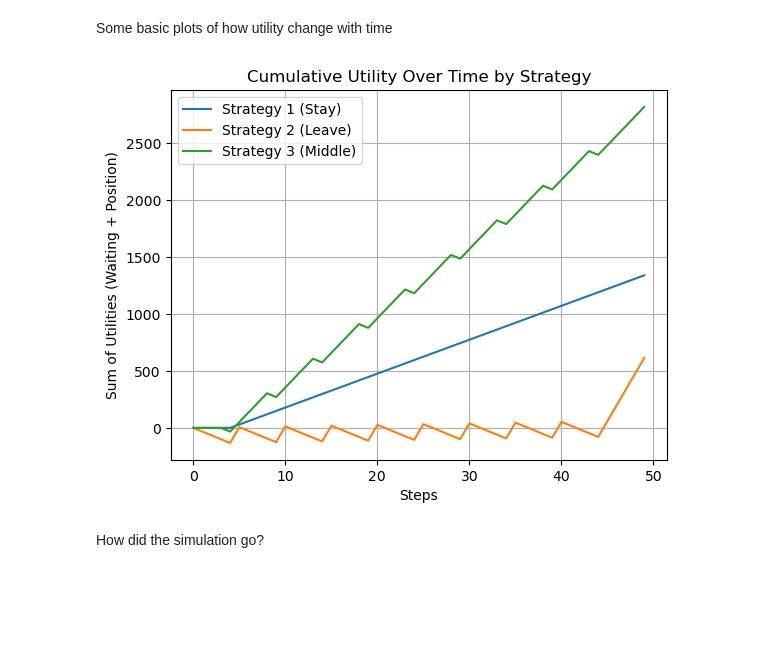
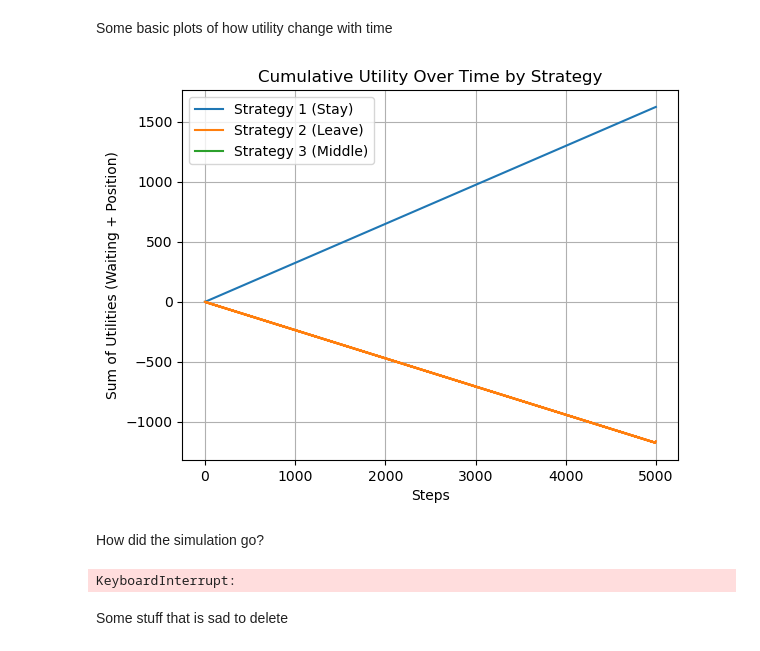
Before and after one commit to MAqvist/ENM140_Ketchup, a Jupyter notebook: august_test.ipynb, the cells around one changed output. Drawn from its saved outputs; the diff is of its cells as text; code cells hidden in the pictures; blank space fills up the shorter version.

Commit message:
"funkar med lucas grafer, kan också ändra proportioner av agenter med olika startegier"

```diff
--- a/august_test.ipynb
+++ b/august_test.ipynb
@@ -11,10 +11,8 @@ class Agent:
         self.waiting_utility_history = np.zeros(festival_duration)
         self.strategy = strategy
         self.position_utility_history = np.zeros(festival_duration)
-        self.concert_history = np.ones(festival_duration)*(nr_concerts-1)
+        self.concert_history = np.ones(festival_duration, dtype=int)*(nr_concerts-1)
         self.concert_history[0] = 0 #start at first concert
-
-
 
 class Concert:
     def __init__(self, len_rows = 1, music_type = 1, capacity = 5, duration = 2, nr_of_agents = 10):
@@ -44,9 +42,6 @@ def get_placement_utility(concert):
     utility = placement_factor * (concert.nr_rows - dist_from_stage) / concert.nr_rows
     return utility
 
-def get_time_at_concert_utility(agent):
-    utility += agent
-
 def get_waiting_utility():
     waiting_factor = 1
     utility = -1 * waiting_factor
@@ -81,8 +97,10 @@ def get_action(agent, timestep, max_time):
 Inintialize variables
 # %%
 nr_of_agents = 100
-nr_concerts = 10
+nr_concerts = 1000
 concert_duration = 5
+strategies = [1, 2]
+probabilities = [0.1, 0.9]
 # %%
 
 festival_duration = nr_concerts*concert_duration
@@ -90,7 +108,8 @@ agents = []
 concerts = []
 
 for _ in range (nr_of_agents):
-    agents.append(Agent(music_taste=np.random.randint(1,4), strategy=np.random.randint(1,4), nr_concerts=nr_concerts, festival_duration = festival_duration))
+    strategy_sample = np.random.choice(strategies, p=probabilities)
+    agents.append(Agent(music_taste=np.random.randint(1,4), strategy = strategy_sample, nr_concerts=nr_concerts, festival_duration = festival_duration))
 
 for _ in range(nr_concerts):
     concerts.append(Concert(music_type=np.random.randint(1,3), capacity = nr_of_agents, duration = concert_duration, nr_of_agents = nr_of_agents))
@@ -190,34 +190,61 @@ agents_strategy_stay = [agent for agent in agents if agent.strategy == 1]
 agents_strategy_leave = [agent for agent in agents if agent.strategy == 2]
 agents_strategy_middle = [agent for agent in agents if agent.strategy == 3]
 
 timesteps = np.arange(festival_duration)
 sum_utility_stay = np.zeros(festival_duration)
 sum_utility_leave = np.zeros(festival_duration)
 sum_utility_middle = np.zeros(festival_duration)
 
 # Sum utilities for strategy 1 (stay)
 for agent in agents_strategy_stay:
     sum_utility_stay += agent.waiting_utility_history + agent.position_utility_history
+sum_utility_stay = sum_utility_stay / len(agents_strategy_stay) #normalise
 
 # Sum utilities for strategy 2 (leave)
 for agent in agents_strategy_leave:
     sum_utility_leave += agent.waiting_utility_history + agent.position_utility_history
+sum_utility_leave = sum_utility_leave / len(agents_strategy_leave)
 
 # Sum startegy 3 (go in the middle)
 for agent in agents_strategy_middle:
     sum_utility_middle += agent.waiting_utility_history + agent.position_utility_history
+sum_utility_middle = sum_utility_middle / len(agents_strategy_middle)
 
 plt.plot(timesteps, sum_utility_stay, label="Strategy 1 (Stay)")
 plt.plot(timesteps, sum_utility_leave, label="Strategy 2 (Leave)")
 plt.plot(timesteps, sum_utility_middle, label="Strategy 3 (Middle)")
 plt.xlabel("Steps")
 plt.ylabel("Sum of Utilities (Waiting + Position)")
 plt.title("Cumulative Utility Over Time by Strategy")
 plt.legend()
 plt.grid(True)
 plt.show()
 # %% [output]
-[figure, old version]
+[figure, new version]
+# %% [markdown]
+How did the simulation go?
+# %%
+from graphs import BarGraph
+A = np.zeros([nr_concerts, int(festival_duration)])
+
+agent_concert = []
+
+# Make dataset
+for agent in agents:
+    agent_concert.append(agent.concert_history)
+
+for agent in agent_concert:
+    t = 0
+    for i in agent:
+        A[i, t] += 1
+        t += 1
+
+graph = BarGraph(A)
+graph.plot_data(5)
+# %% [output]
+KeyboardInterrupt:
+# %% [markdown]
+Some stuff that is sad to delete
 # %%
  # elif (action == 'skip'):
             #     agents[idx].position_history.append(agents[idx].accumulated_position_utility) #rätt tillfälle?
@@ -230,5 +257,3 @@ plt.show()
             #     current_concert.agents[idx] = 0
             #     #Update agent's concert history
             #     agents[idx].concert_history.append(i+2) #does not work
-# %% [markdown]
-How did the simulation go?
```
Also changed, not shown: parts of 5 cells of this notebook.
